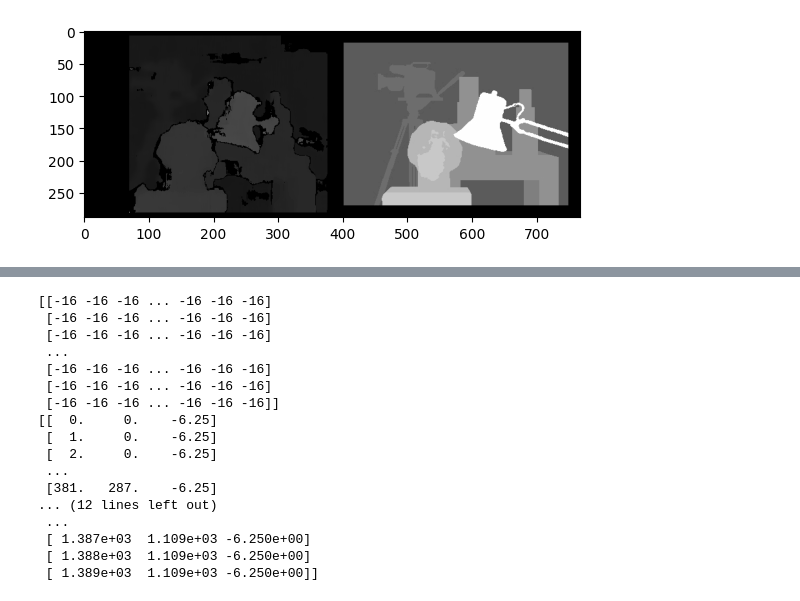
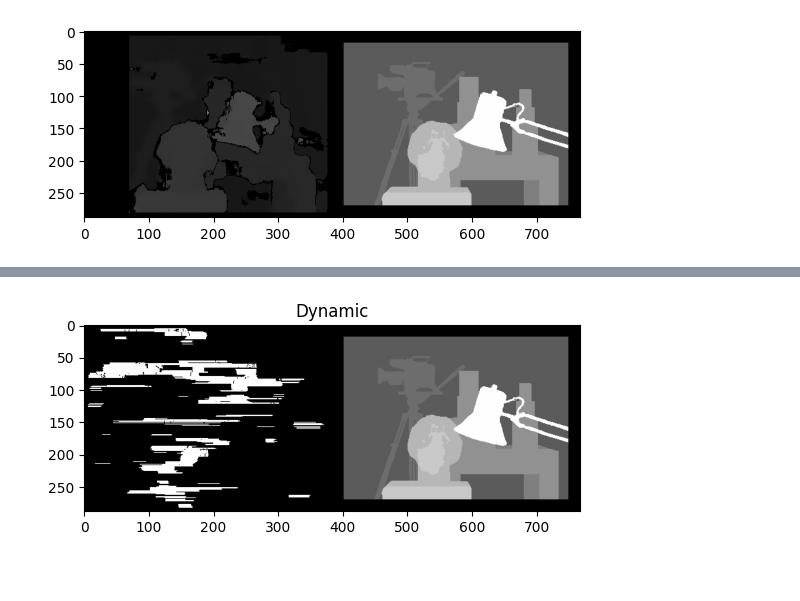
Before and after one commit to wgsxm/Computer-Vision-2023-fall-PKU, a Jupyter notebook: Problem_Set_4/main.ipynb, the cells around one changed output, grey strips where cells are left out. Cells and saved outputs as stored; diff of their text form; code cells hidden in the pictures; blank space fills up the shorter version.

```diff
--- a/Problem_Set_4/main.ipynb
+++ b/Problem_Set_4/main.ipynb
@@ -9,13 +9,15 @@ def normalize_disparity_map(disparity_map):
     # disparity should be larger than zero
     return np.maximum(disparity_map, 0.0) / disparity_map.max()
 
-def visualize_disparity_map(disparity_map, gt_map):
+def visualize_disparity_map(disparity_map, gt_map, title=None):
     # Normalize disparity map
     disparity_map = normalize_disparity_map(disparity_map)
     gt_map = normalize_disparity_map(gt_map)
     # Visualize
     concat_map = np.concatenate([disparity_map, gt_map], axis=1)
     plt.imshow(concat_map, 'gray')
+    if title:
+        plt.title(title)
     plt.show()
 # %%
 # Read images
@@ -41,8 +43,3 @@ visualize_disparity_map(tsukuba_disparity_cv2, tsukuba_gt)
 # %% [output]
 [figure]
 [figure]
-# %%
-import time
-for i in range(tsukuba_gt.shape[0]):
-    print(tsukuba_gt[i],i)
-    time.sleep(0.1)
@@ -155,4 +117 @@ def visualize_pointcloud(ref_image, disparity_map):
     pointcloud.export("pointcloud.ply", file_type="ply")
-# %%
-for i in tsukuba_disparity_cv2:
-    print(i)
@@ -177,23 +117,0 @@ for i in tsukuba_disparity_cv2:
-# %%
-# Task 2: Compute depth map and visualize 3D pointcloud
-# You can use the gt/cv2 disparity map first, then try your own disparity map
-visualize_pointcloud(tsukuba_image1, tsukuba_disparity_cv2)
-visualize_pointcloud(moebius_image1, moebius_disparity_cv2)
-# %% [output]
-[[-16 -16 -16 ... -16 -16 -16]
- [-16 -16 -16 ... -16 -16 -16]
- [-16 -16 -16 ... -16 -16 -16]
- ...
- [-16 -16 -16 ... -16 -16 -16]
- [-16 -16 -16 ... -16 -16 -16]
- [-16 -16 -16 ... -16 -16 -16]]
-[[  0.     0.    -6.25]
- [  1.     0.    -6.25]
- [  2.     0.    -6.25]
- ...
- [381.   287.    -6.25]
-... (12 lines left out)
- ...
- [ 1.387e+03  1.109e+03 -6.250e+00]
- [ 1.388e+03  1.109e+03 -6.250e+00]
- [ 1.389e+03  1.109e+03 -6.250e+00]]
@@ -199,0 +177,5 @@ visualize_pointcloud(moebius_image1, moebius_disparity_cv2)
+# %%
+temp = compute_disparity_map_dp(tsukuba_image1_gray, tsukuba_image2_gray)
+visualize_disparity_map(temp, tsukuba_gt, 'Dynamic')
+# %% [output]
+[figure, added]
```
Also changed, not shown: parts of 8 cells of this notebook.
